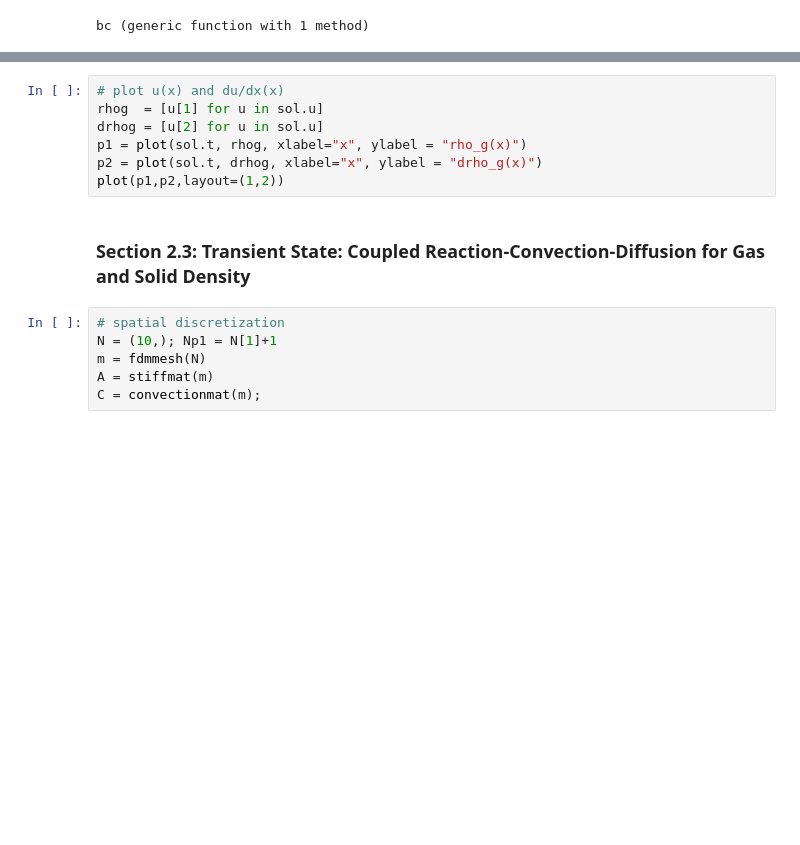
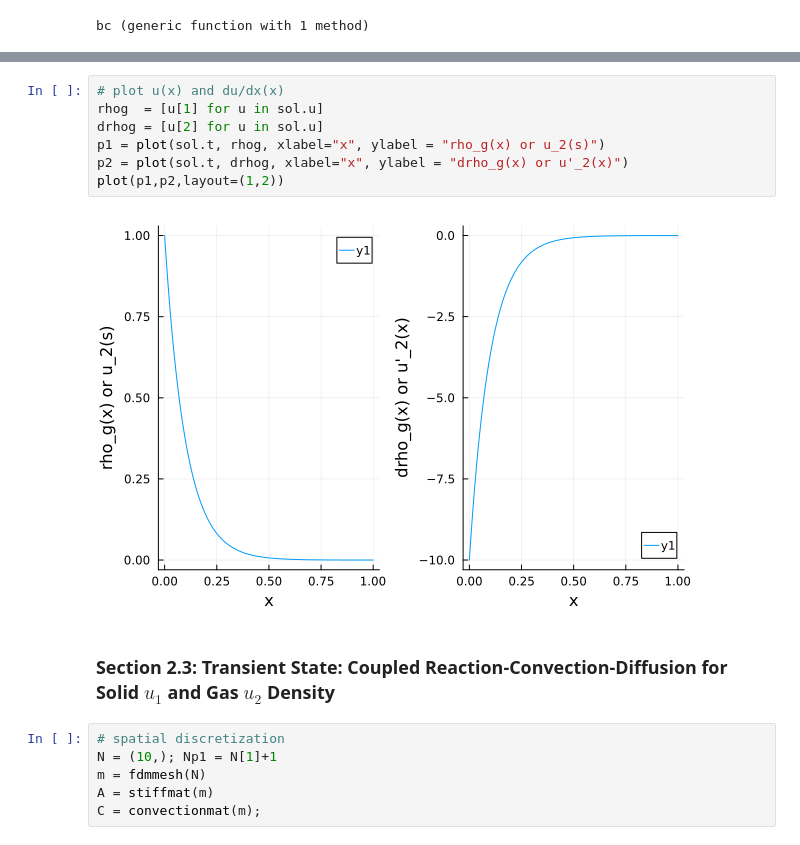
Before and after one commit to ziolai/finite_element_electrical_engineering, a Jupyter notebook: project-based-assignment/metal-hydride-storage/notebooks/darzi-2016.ipynb, the cells around one changed output, grey strips where cells are left out. Saved outputs shown, nothing was run; the diff lists cells and outputs as text; blank space fills up the shorter version.

```diff
--- a/project-based-assignment/metal-hydride-storage/notebooks/darzi-2016.ipynb
+++ b/project-based-assignment/metal-hydride-storage/notebooks/darzi-2016.ipynb
@@ -292,12 +299,14 @@ LoadError: UndefVarError: BVProblem not defined
 # %%
 # plot u(x) and du/dx(x)
 rhog  = [u[1] for u in sol.u]
 drhog = [u[2] for u in sol.u]
-p1 = plot(sol.t, rhog, xlabel="x", ylabel = "rho_g(x)")
-p2 = plot(sol.t, drhog, xlabel="x", ylabel = "drho_g(x)")
+p1 = plot(sol.t, rhog, xlabel="x", ylabel = "rho_g(x) or u_2(s)")
+p2 = plot(sol.t, drhog, xlabel="x", ylabel = "drho_g(x) or u'_2(x)")
 plot(p1,p2,layout=(1,2))
+# %% [output]
+[figure, added]
 # %% [markdown]
-### Section 2.3: Transient State: Coupled Reaction-Convection-Diffusion for Gas and Solid Density
+### Section 2.3: Transient State: Coupled Reaction-Convection-Diffusion for Solid $u_1$ and Gas $u_2$ Density
 # %%
 # spatial discretization
 N = (10,); Np1 = N[1]+1
```
Also changed, not shown: parts of 13 cells of this notebook.
